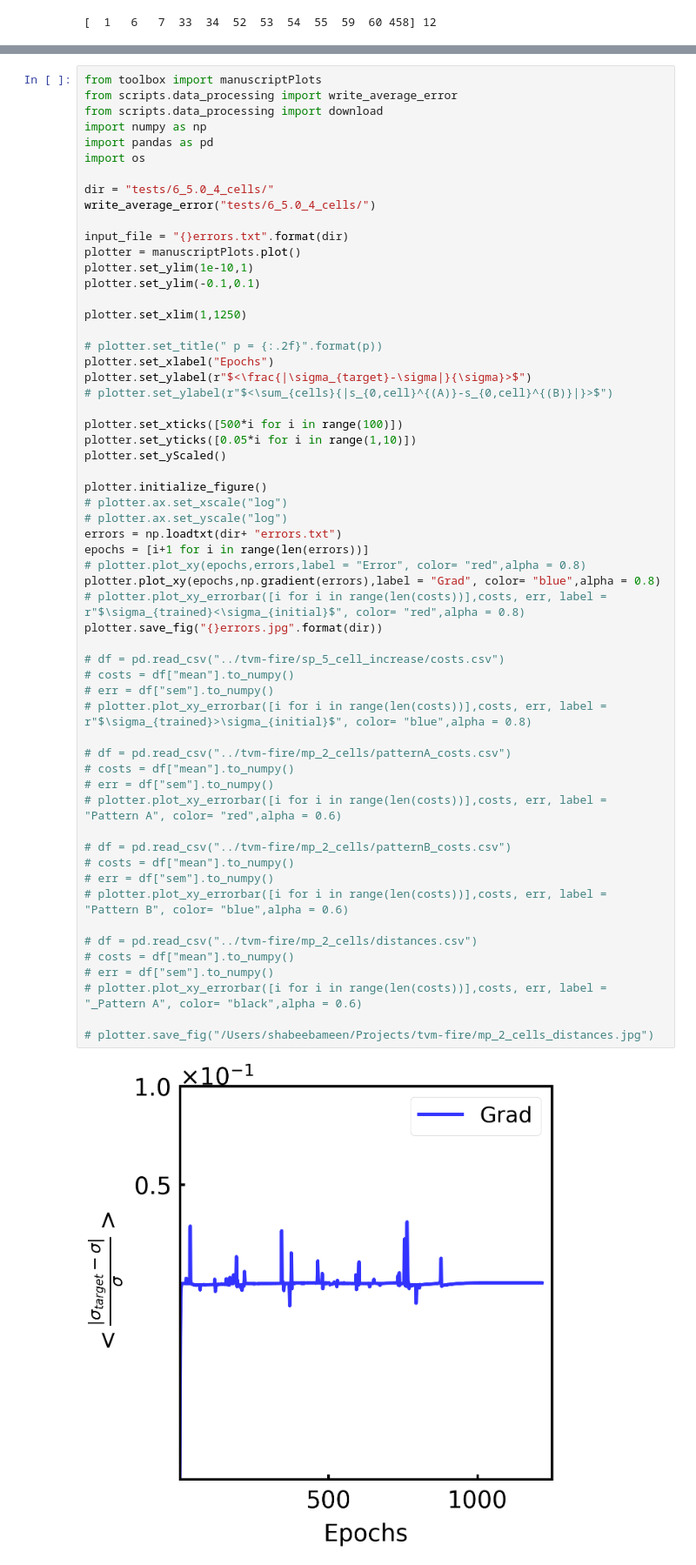
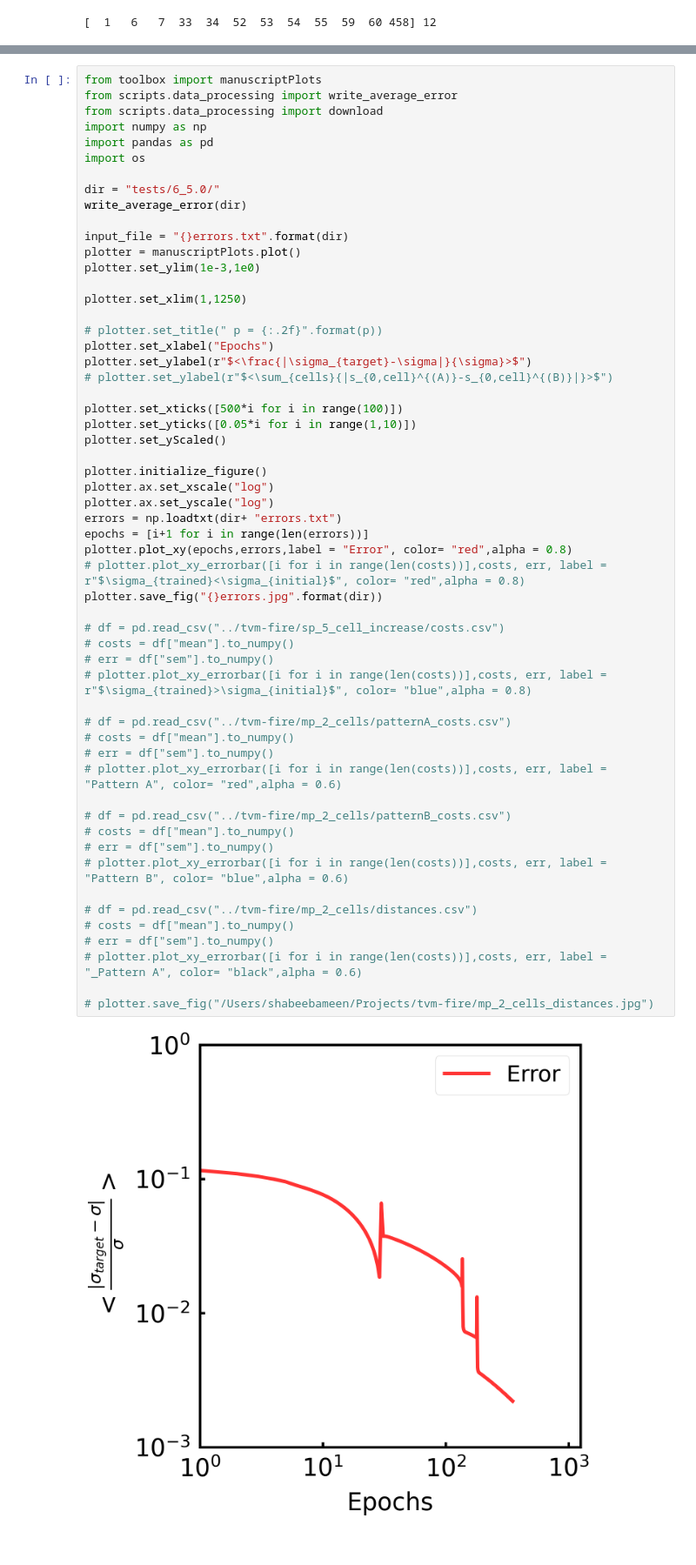
Before and after one commit to ZhangTao-SJTU/tvm, a Jupyter notebook: plot.ipynb, the cells around one changed output, grey strips where cells are left out. Shown: that part at 87% size. Saved outputs shown, nothing was run; the diff lists cells and outputs as text.

```diff
--- a/plot.ipynb
+++ b/plot.ipynb
@@ -41,13 +41,12 @@ import numpy as np
 import pandas as pd
 import os
 
-dir = "tests/6_5.0_4_cells/"
-write_average_error("tests/6_5.0_4_cells/")
+dir = "tests/6_5.0/"
+write_average_error(dir)
 
 input_file = "{}errors.txt".format(dir)
 plotter = manuscriptPlots.plot()
-plotter.set_ylim(1e-10,1)
-plotter.set_ylim(-0.1,0.1)
+plotter.set_ylim(1e-3,1e0)
 
 plotter.set_xlim(1,1250)
 
@@ -61,38 +60,37 @@ plotter.set_yticks([0.05*i for i in range(1,10)])
 plotter.set_yScaled()
 
 plotter.initialize_figure()
-# plotter.ax.set_xscale("log")
-# plotter.ax.set_yscale("log")
+plotter.ax.set_xscale("log")
+plotter.ax.set_yscale("log")
 errors = np.loadtxt(dir+ "errors.txt")
 epochs = [i+1 for i in range(len(errors))]
-# plotter.plot_xy(epochs,errors,label = "Error", color= "red",alpha = 0.8)
-plotter.plot_xy(epochs,np.gradient(errors),label = "Grad", color= "blue",alpha = 0.8)
+plotter.plot_xy(epochs,errors,label = "Error", color= "red",alpha = 0.8)
 # plotter.plot_xy_errorbar([i for i in range(len(costs))],costs, err, label = r"$\sigma_{trained}<\sigma_{initial}$", color= "red",alpha = 0.8)
 plotter.save_fig("{}errors.jpg".format(dir))
 
 # df = pd.read_csv("../tvm-fire/sp_5_cell_increase/costs.csv")
 # costs = df["mean"].to_numpy()
 # err = df["sem"].to_numpy()
 # plotter.plot_xy_errorbar([i for i in range(len(costs))],costs, err, label = r"$\sigma_{trained}>\sigma_{initial}$", color= "blue",alpha = 0.8)
 
 # df = pd.read_csv("../tvm-fire/mp_2_cells/patternA_costs.csv")
 # costs = df["mean"].to_numpy()
 # err = df["sem"].to_numpy()
 # plotter.plot_xy_errorbar([i for i in range(len(costs))],costs, err, label = "Pattern A", color= "red",alpha = 0.6)
 
 # df = pd.read_csv("../tvm-fire/mp_2_cells/patternB_costs.csv")
 # costs = df["mean"].to_numpy()
 # err = df["sem"].to_numpy()
 # plotter.plot_xy_errorbar([i for i in range(len(costs))],costs, err, label = "Pattern B", color= "blue",alpha = 0.6)
 
 # df = pd.read_csv("../tvm-fire/mp_2_cells/distances.csv")
 # costs = df["mean"].to_numpy()
 # err = df["sem"].to_numpy()
 # plotter.plot_xy_errorbar([i for i in range(len(costs))],costs, err, label = "_Pattern A", color= "black",alpha = 0.6)
 
 # plotter.save_fig("/Users/shabeebameen/Projects/tvm-fire/mp_2_cells_distances.jpg")
 # %% [output]
-[figure, old version]
+[figure, new version]
 # %%
 from toolbox import manuscriptPlots
 from scripts.data_processing import write_average_error
```
Also changed, not shown: 5 other files.
